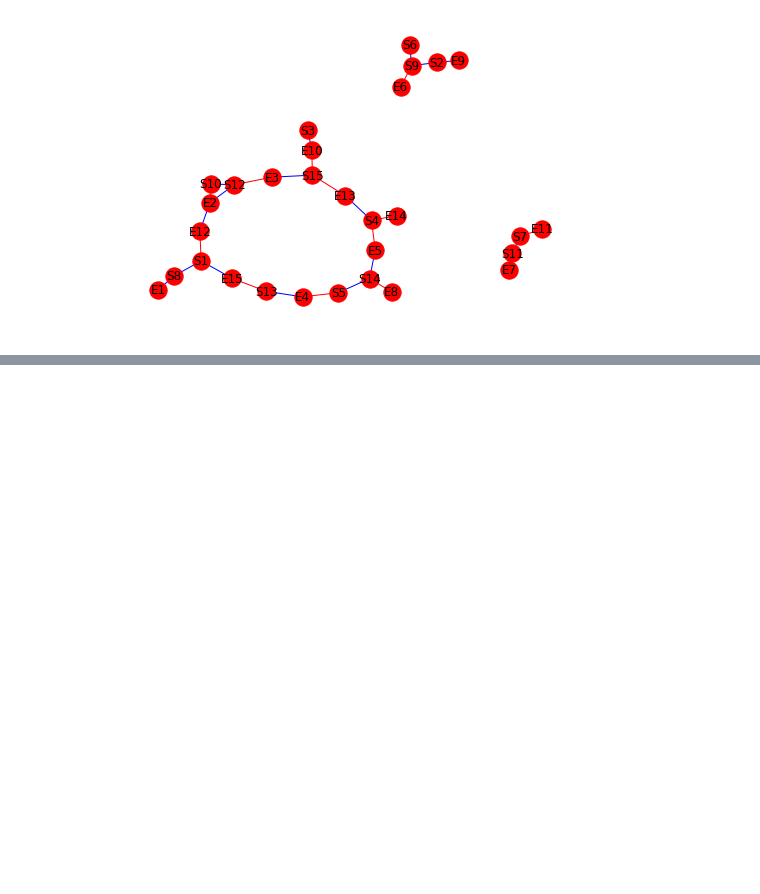
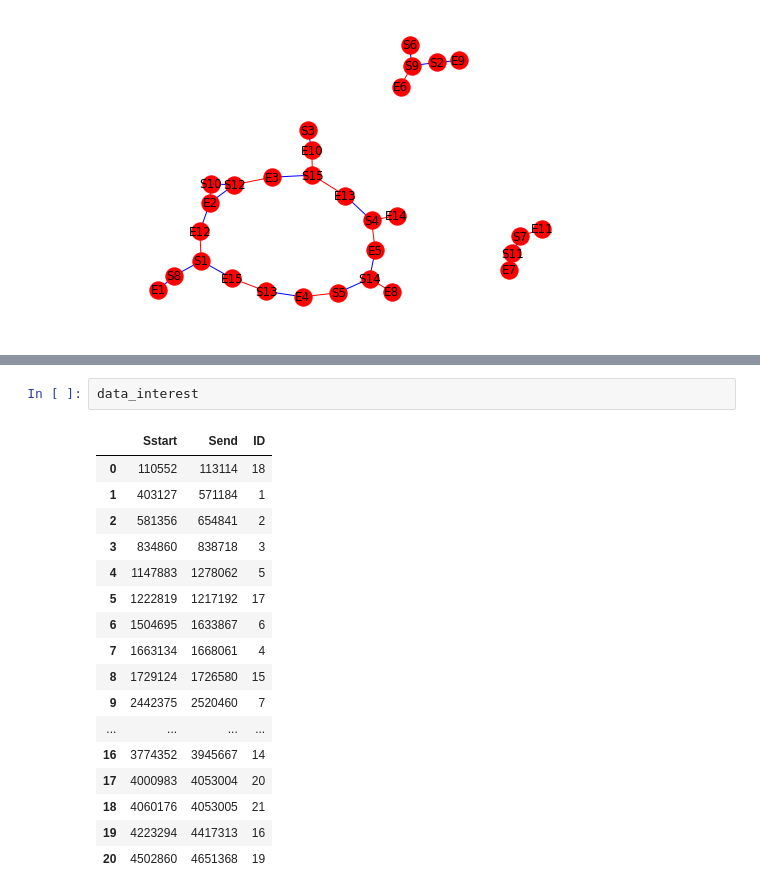
Before and after one commit to emathian/genomique_ET, a Jupyter notebook: cycle_graph.ipynb, the cells around one changed output, grey strips where cells are left out. Cells and saved outputs as stored; diff of their text form; blank space fills up the shorter version.

```diff
--- a/cycle_graph.ipynb
+++ b/cycle_graph.ipynb
@@ -468,0 +662,20 @@ nx.draw(G, pos, edge_color=colors, weigths=weights, with_labels=True)
+# %%
+data_interest
+# %% [output]
+|  | Sstart | Send | ID |
+| 0 | 110552 | 113114 | 18 |
+| 1 | 403127 | 571184 | 1 |
+| 2 | 581356 | 654841 | 2 |
+| 3 | 834860 | 838718 | 3 |
+| 4 | 1147883 | 1278062 | 5 |
+| 5 | 1222819 | 1217192 | 17 |
+| 6 | 1504695 | 1633867 | 6 |
+| 7 | 1663134 | 1668061 | 4 |
+| 8 | 1729124 | 1726580 | 15 |
+| 9 | 2442375 | 2520460 | 7 |
+| ... | ... | ... | ... |
+| 16 | 3774352 | 3945667 | 14 |
+| 17 | 4000983 | 4053004 | 20 |
+| 18 | 4060176 | 4053005 | 21 |
+| 19 | 4223294 | 4417313 | 16 |
+| 20 | 4502860 | 4651368 | 19 |
```
Also changed, not shown: parts of 20 cells of this notebook, 1 other file.
